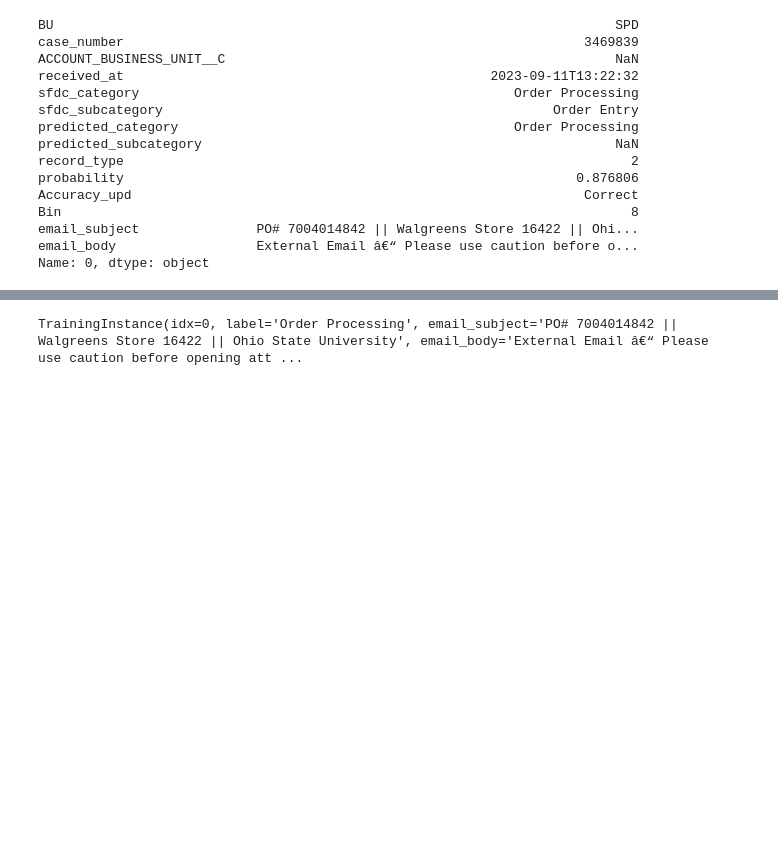
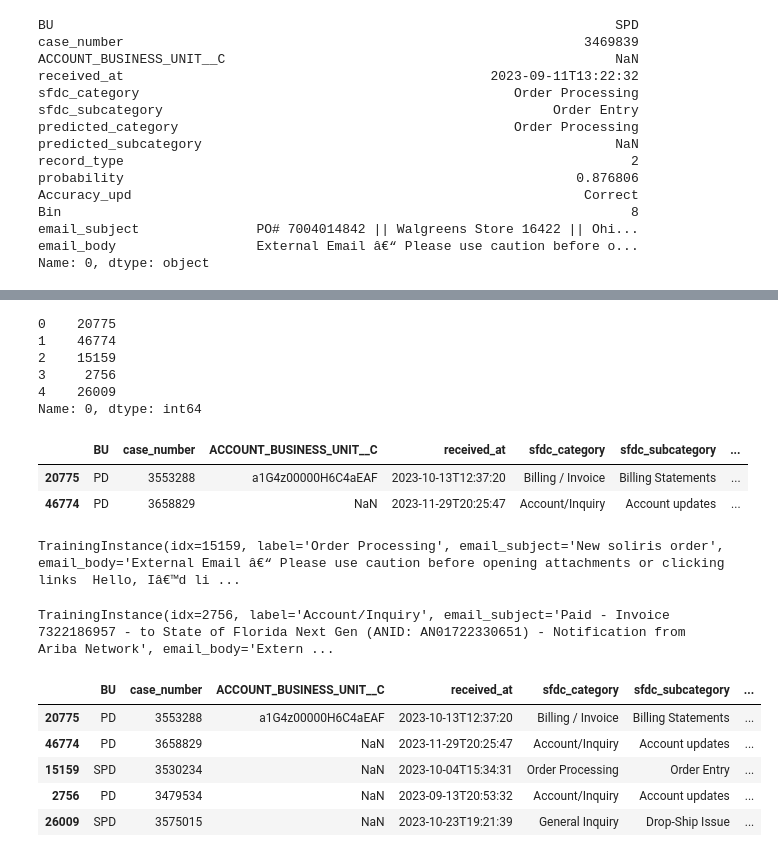
Before and after one commit to cah-jake-bergren/customer_service_email_classification, a Jupyter notebook: nbs/01_load.ipynb, the cells around one changed output, grey strips where cells are left out. Saved outputs shown, nothing was run; the diff lists cells and outputs as text; code cells hidden in the pictures; blank space fills up the shorter version.

Commit message:
Finished initial run on 1000 emails

```diff
--- a/nbs/01_load.ipynb
+++ b/nbs/01_load.ipynb
@@ -90,0 +127,9 @@ example_training_instance = training_instance_from_row(0, training_data.iloc[0])
+# %%
+size_mask = training_data.apply(
+    lambda row: email_small_enough(
+        row.email_subject,
+        row.email_body
+    ), axis=1)
+# %%
+training_data_included = training_data[size_mask]
+training_data_included.shape[0]
@@ -91,2 +213,30 @@ example_training_instance = training_instance_from_row(0, training_data.iloc[0])
+# %%
+#| export
+def get_idx(
+        bucket_name: str = PROJECT_BUCKET,
+        prefix: str = WRITE_PREFIX) -> Tuple[pd.Series, pd.Series]:
+    return pd.read_csv(f'gs://{bucket_name}/{prefix}/{TRAIN_IDX_NAME}').iloc[:, 0], \
+        pd.read_csv(f'gs://{bucket_name}/{prefix}/{TEST_IDX_NAME}').iloc[:, 0]
+# %%
+train_idx, test_idx = get_idx()
+train_idx.head()
+# %% [output]
+0    20775
+1    46774
+2    15159
+3     2756
+4    26009
+Name: 0, dtype: int64
+# %%
+full_idx = pd.concat(
+    [train_idx, test_idx],
+    axis=0,
+    ignore_index=True
+)
+training_data_included.loc[full_idx, :].head(2)
+# %% [output]
+|  | BU | case_number | ACCOUNT_BUSINESS_UNIT__C | received_at | sfdc_category | sfdc_subcategory | ... |
+| 20775 | PD | 3553288 | a1G4z00000H6C4aEAF | 2023-10-13T12:37:20 | Billing / Invoice | Billing Statements | ... |
+| 46774 | PD | 3658829 | NaN | 2023-11-29T20:25:47 | Account/Inquiry | Account updates | ... |
 # %%
 #| export
@@ -97,6 +253,4 @@ def get_training_instances() -> Iterable[TrainingInstance]:
         yield training_instance_from_row(idx, row)
 # %%
 # max length
-next(get_training_instances())
+instance_loader = get_training_instances()
-# %% [output]
-TrainingInstance(idx=0, label='Order Processing', email_subject='PO# 7004014842 || Walgreens Store 16422 || Ohio State University', email_body='External Email â€“ Please use caution before opening att ...
@@ -104,0 +268,17 @@ large_docs = training_data[training_data.email_body.str.len() > 30000]
+# %%
+next(instance_loader)
+# %% [output]
+TrainingInstance(idx=15159, label='Order Processing', email_subject='New soliris order', email_body='External Email â€“ Please use caution before opening attachments or clicking links  Hello, Iâ€™d li ...
+# %%
+next(instance_loader)
+# %% [output]
+TrainingInstance(idx=2756, label='Account/Inquiry', email_subject='Paid - Invoice 7322186957 - to State of Florida Next Gen (ANID: AN01722330651) - Notification from Ariba Network', email_body='Extern ...
+# %%
+training_data_included.loc[train_idx, :].head(5)
+# %% [output]
+|  | BU | case_number | ACCOUNT_BUSINESS_UNIT__C | received_at | sfdc_category | sfdc_subcategory | ... |
+| 20775 | PD | 3553288 | a1G4z00000H6C4aEAF | 2023-10-13T12:37:20 | Billing / Invoice | Billing Statements | ... |
+| 46774 | PD | 3658829 | NaN | 2023-11-29T20:25:47 | Account/Inquiry | Account updates | ... |
+| 15159 | SPD | 3530234 | NaN | 2023-10-04T15:34:31 | Order Processing | Order Entry | ... |
+| 2756 | PD | 3479534 | NaN | 2023-09-13T20:53:32 | Account/Inquiry | Account updates | ... |
+| 26009 | SPD | 3575015 | NaN | 2023-10-23T19:21:39 | General Inquiry | Drop-Ship Issue | ... |
```
Also changed, not shown: parts of 24 cells of this notebook, 11 other files.
